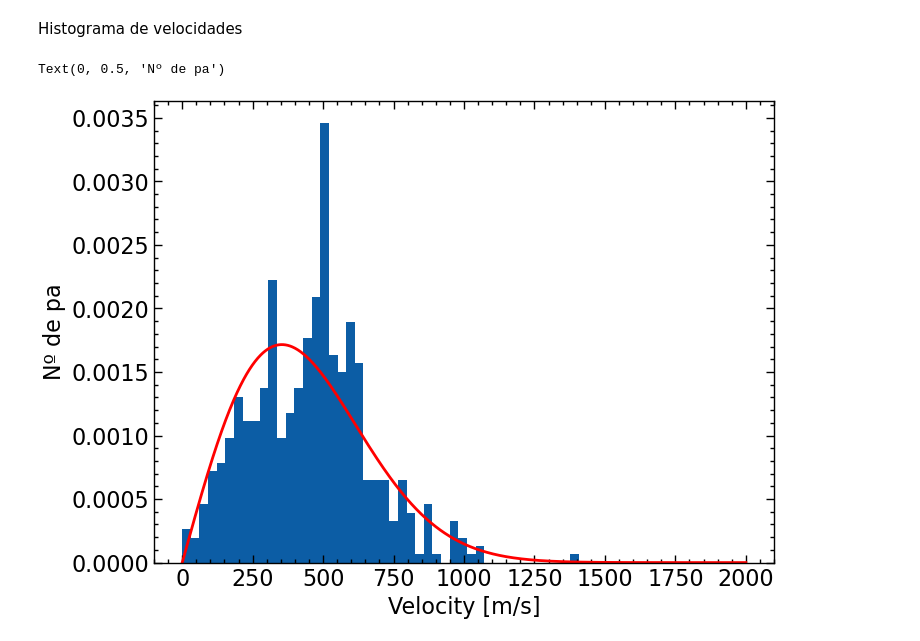
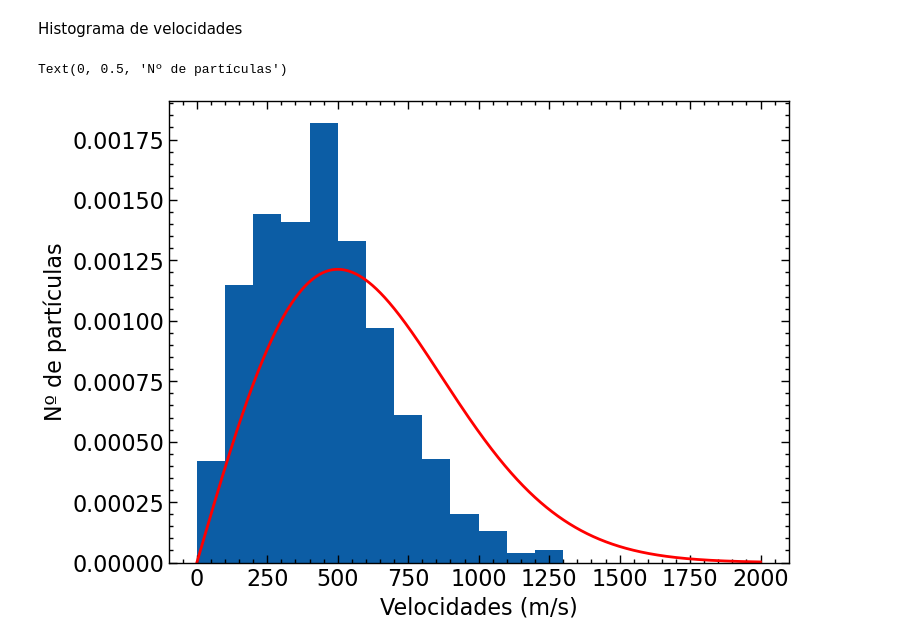
Before and after one commit to elvissoares/EQE595-SimMol, a Jupyter notebook: Aula03-Distr_Maxwell-Boltzmann.ipynb, the cells around one changed output. Cells and saved outputs as stored; diff of their text form; code cells hidden in the pictures.

```diff
--- a/Aula03-Distr_Maxwell-Boltzmann.ipynb
+++ b/Aula03-Distr_Maxwell-Boltzmann.ipynb
@@ -230,5 +270,5 @@ ani.save('ani3.gif',writer='pillow',fps=30,dpi=100)
 # %%
-n_particles = 500
+n_particles = 1000
 r = np.random.random((2,n_particles))
 ixr = r[0]>0.5
 ixl = r[0]<=0.5
@@ -237,5 +277,6 @@ ids_pairs = np.asarray(list(combinations(ids,2)))
 v = np.zeros((2,n_particles))
 v[0][ixr] = -500
 v[0][ixl] = 500
-radius = 0.0015
-rs, vs = motion(r, v, ids_pairs, ts=1000, dt=0.000008, d_cutoff=2*radius)
+radius = 0.002
+nsteps = 1000 # Numero total de passos
+rs, vs = motion(r, v, ids_pairs, nsteps=nsteps, dt=0.00005, d_cutoff=2*radius)
@@ -246,0 +342,2 @@ Distribuição de velocidades
+# %%
+kToverm = 500**2
@@ -246,0 +354,2 @@ Distribuição de velocidades
+# %%
+c = 1/np.sqrt(2*np.pi*kToverm)
@@ -247,17 +400,17 @@ Distribuição de velocidades
 # %%
-v = np.linspace(0, 2000, 1000)
-a = 2/500**2
-fv = a*v*np.exp(-a*v**2 / 2)
+v = np.arange(0, 2000, 0.1)
+
+fv = c**2*2*np.pi*v*np.exp(-v**2/(2*kToverm) )
 # %% [markdown]
 Histograma de velocidades
 # %%
-bins = np.linspace(0,1500,50)
+bins = np.arange(v.min(),v.max(),100)
 plt.figure()
-plt.hist(np.sqrt(np.sum(vs[400]**2, axis=0)), bins=bins, density=True)
+plt.hist(np.sqrt(np.sum(vs[-1]**2, axis=0)), bins=bins, density=True)
 plt.plot(v,fv,'r')
 plt.xlabel('Velocidades (m/s)')
 plt.ylabel('Nº de partículas')
 # %% [output]
-Text(0, 0.5, 'Nº de pa')
+Text(0, 0.5, 'Nº de partículas')
-[figure, old version]
+[figure, new version]
 # %%
```
Also changed, not shown: parts of 42 cells of this notebook.
